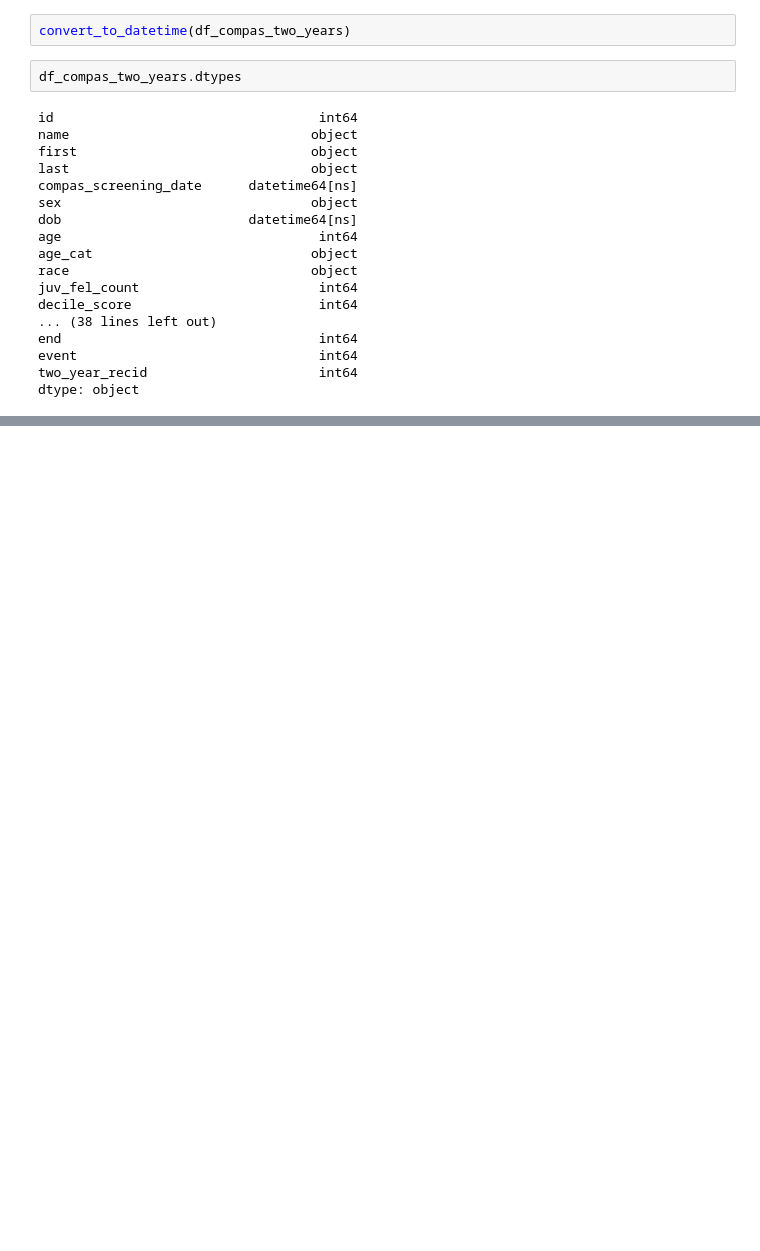
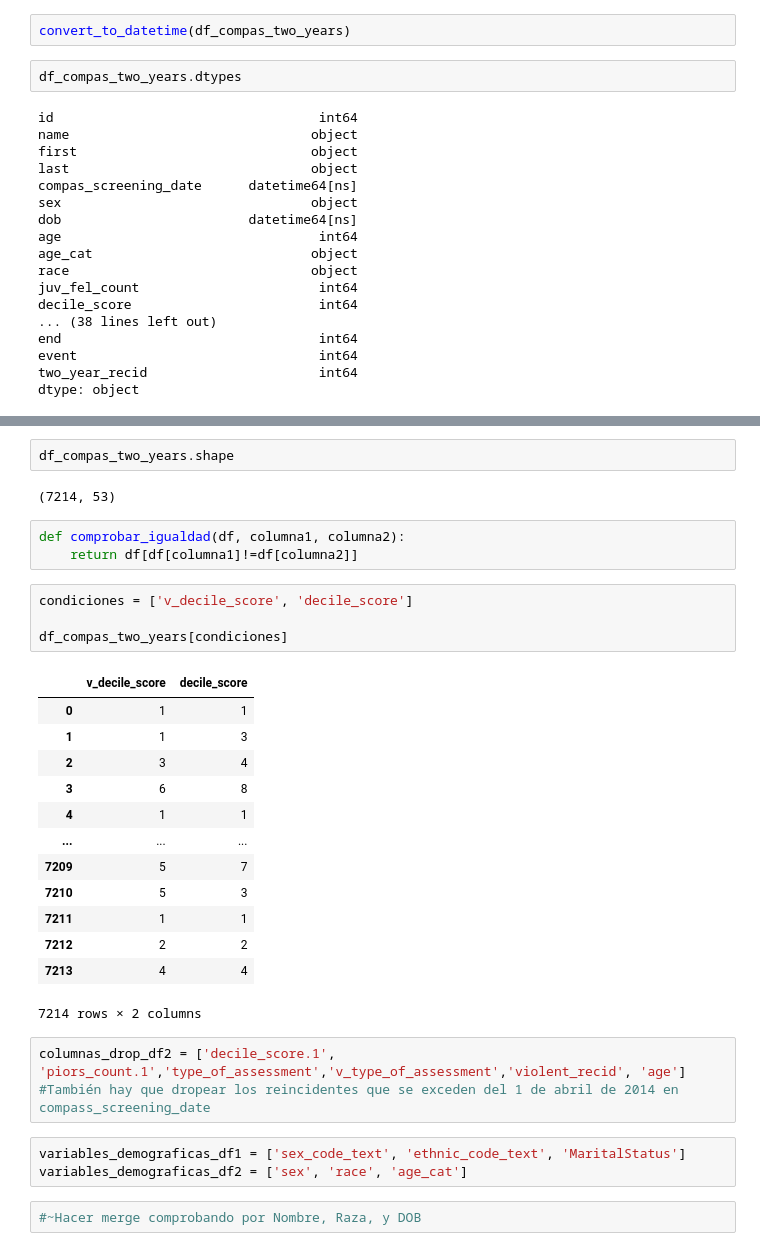
Before and after one commit to aaznarmellado-collab/TFM-Sesgos-en-el-sistema-judicial-de-EEUU-, a Jupyter notebook: 01_Notebooks/TFM_SESGOS_EN_EL_SISTEMA_JUDICIAL_DE_EEUU.ipynb, the cells around one changed output, grey strips where cells are left out. Cells and saved outputs as stored; diff of their text form; blank space fills up the shorter version.

```diff
--- a/01_Notebooks/TFM_SESGOS_EN_EL_SISTEMA_JUDICIAL_DE_EEUU.ipynb
+++ b/01_Notebooks/TFM_SESGOS_EN_EL_SISTEMA_JUDICIAL_DE_EEUU.ipynb
@@ -217,0 +265,32 @@ dtype: object
+# %%
+df_compas_two_years.shape
+# %% [output]
+(7214, 53)
+# %%
+def comprobar_igualdad(df, columna1, columna2):
+    return df[df[columna1]!=df[columna2]]
+# %%
+condiciones = ['v_decile_score', 'decile_score']
+
+df_compas_two_years[condiciones]
+# %% [output]
+|  | v_decile_score | decile_score |
+| 0 | 1 | 1 |
+| 1 | 1 | 3 |
+| 2 | 3 | 4 |
+| 3 | 6 | 8 |
+| 4 | 1 | 1 |
+| ... | ... | ... |
+| 7209 | 5 | 7 |
+| 7210 | 5 | 3 |
+| 7211 | 1 | 1 |
+| 7212 | 2 | 2 |
+| 7213 | 4 | 4 |
+7214 rows × 2 columns
+# %%
+columnas_drop_df2 = ['decile_score.1', 'piors_count.1','type_of_assessment','v_type_of_assessment','violent_recid', 'age'] #También hay que dropear los reincidentes que se exceden del 1 de abril de 2014 en compass_screening_date
+# %%
+variables_demograficas_df1 = ['sex_code_text', 'ethnic_code_text', 'MaritalStatus']
+variables_demograficas_df2 = ['sex', 'race', 'age_cat']
+# %%
+#~Hacer merge comprobando por Nombre, Raza, y DOB
```
Also changed, not shown: parts of 12 cells of this notebook.
